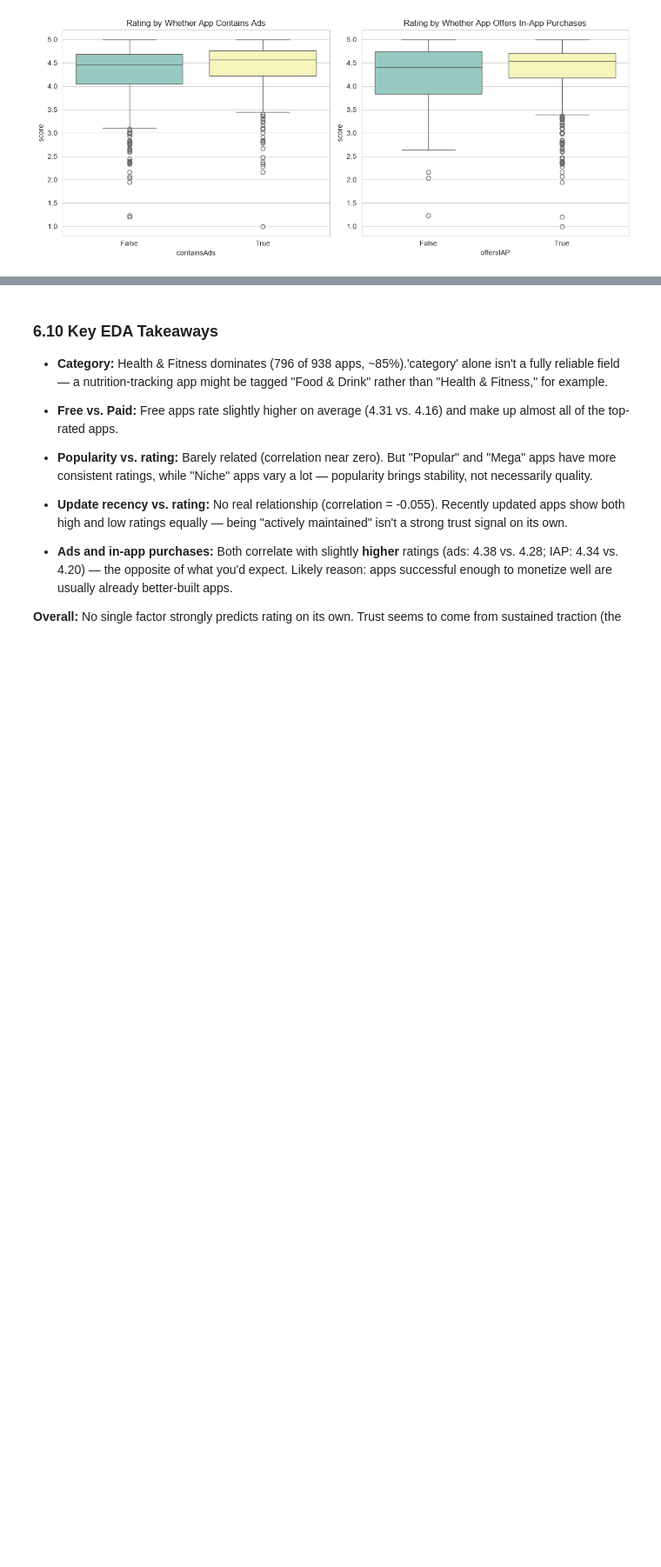
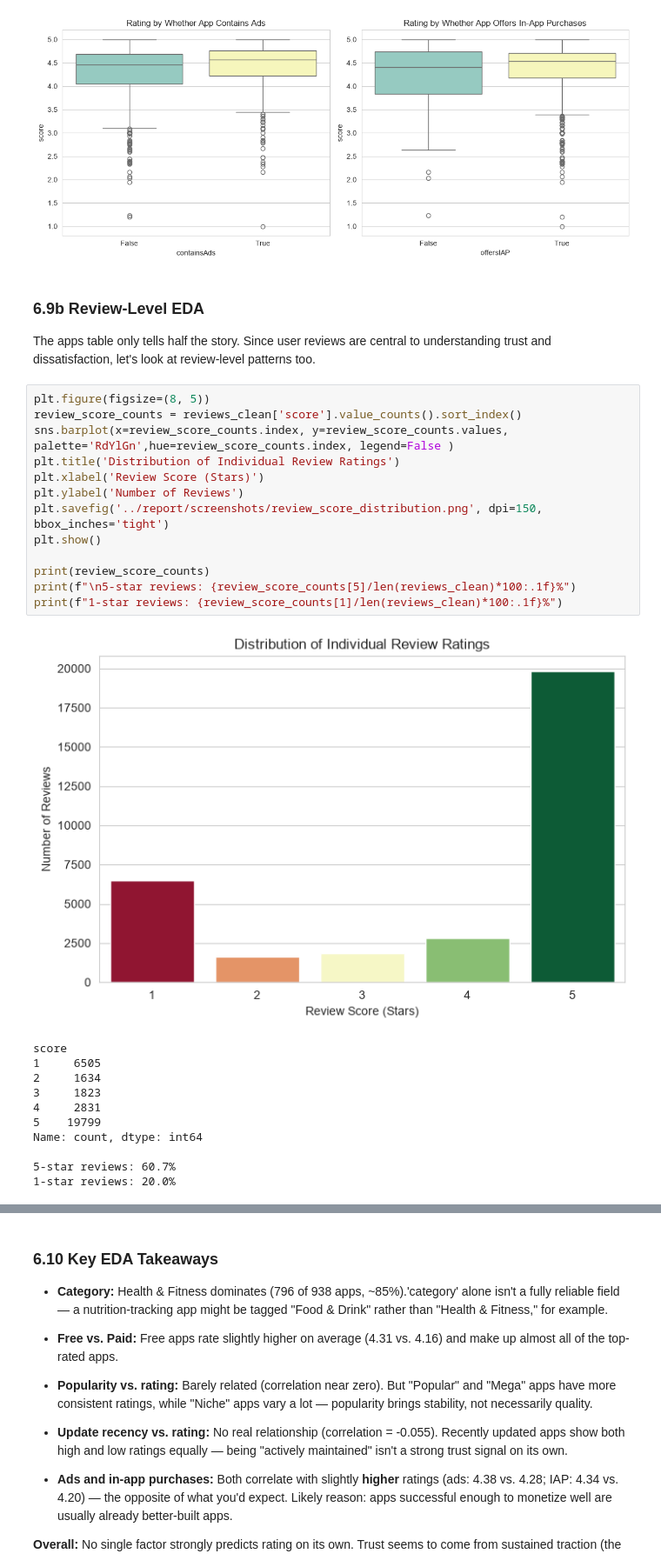
Before and after one commit to mrudula-jujjuru/playstore-fitness-app-analytics, a Jupyter notebook: notebooks/02_data_cleaning_eda.ipynb, the cells around one changed output, grey strips where cells are left out. Shown at 87% size. Saved outputs shown, nothing was run; the diff lists cells and outputs as text; blank space fills up the shorter version.

Commit message:
Finalize cleaning, validation, and EDA with reviews analysis

```diff
--- a/notebooks/02_data_cleaning_eda.ipynb
+++ b/notebooks/02_data_cleaning_eda.ipynb
@@ -386,3 +435,33 @@ plt.savefig('../report/screenshots/ads_iap_vs_rating.png', dpi=150, bbox_inches=
 plt.show()
 # %% [output]
 [figure]
+# %% [markdown]
+### 6.9b Review-Level EDA
+
+The apps table only tells half the story. Since user reviews are central to
+understanding trust and dissatisfaction, let's look at review-level patterns too.
+# %%
+plt.figure(figsize=(8, 5))
+review_score_counts = reviews_clean['score'].value_counts().sort_index()
+sns.barplot(x=review_score_counts.index, y=review_score_counts.values, palette='RdYlGn',hue=review_score_counts.index, legend=False )
+plt.title('Distribution of Individual Review Ratings')
+plt.xlabel('Review Score (Stars)')
+plt.ylabel('Number of Reviews')
+plt.savefig('../report/screenshots/review_score_distribution.png', dpi=150, bbox_inches='tight')
+plt.show()
+
+print(review_score_counts)
+print(f"\n5-star reviews: {review_score_counts[5]/len(reviews_clean)*100:.1f}%")
+print(f"1-star reviews: {review_score_counts[1]/len(reviews_clean)*100:.1f}%")
+# %% [output]
+[figure, added]
+score
+1     6505
+2     1634
+3     1823
+4     2831
+5    19799
+Name: count, dtype: int64
+
+5-star reviews: 60.7%
+1-star reviews: 20.0%
```
Also changed, not shown: parts of 10 cells of this notebook, 3 other files.
